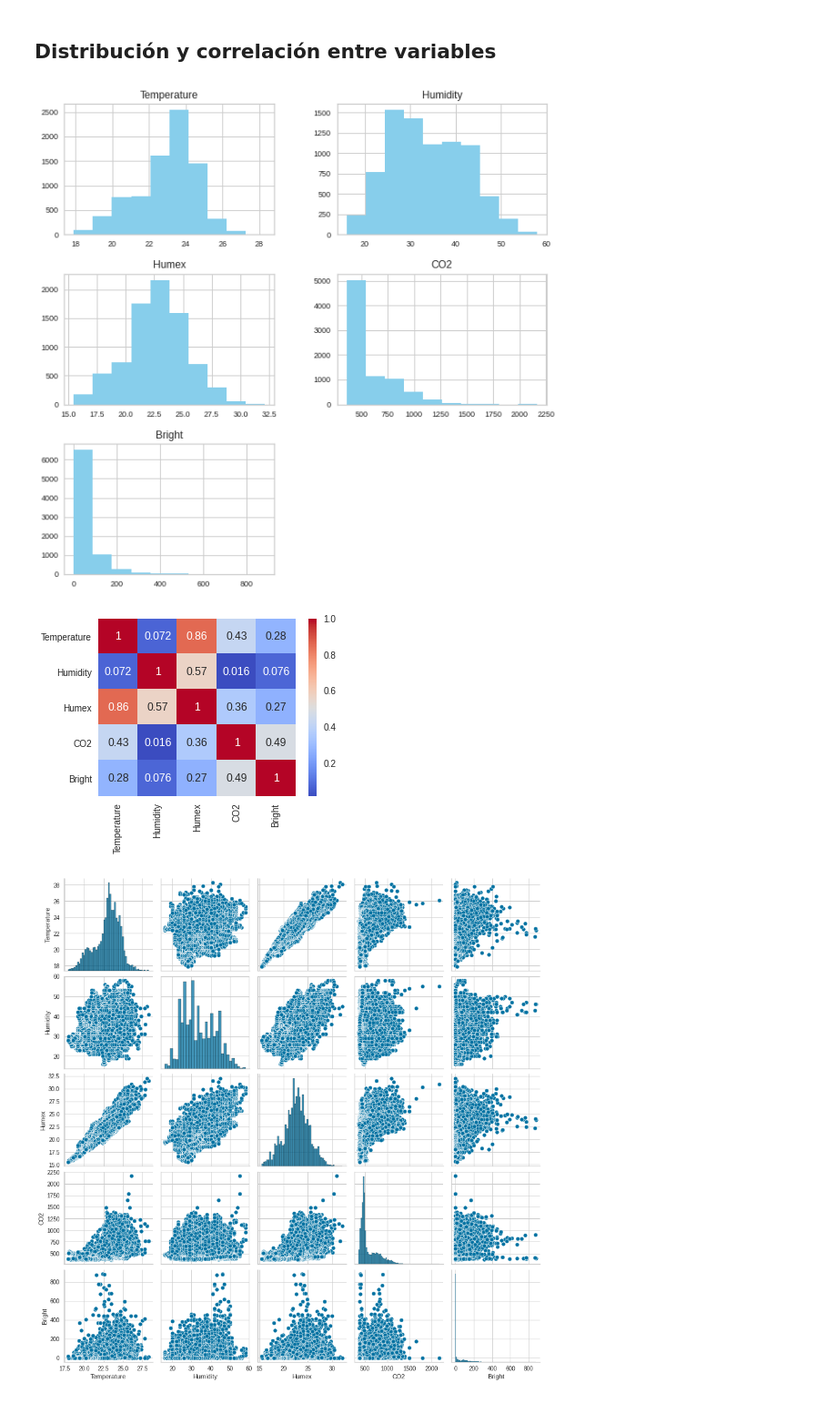
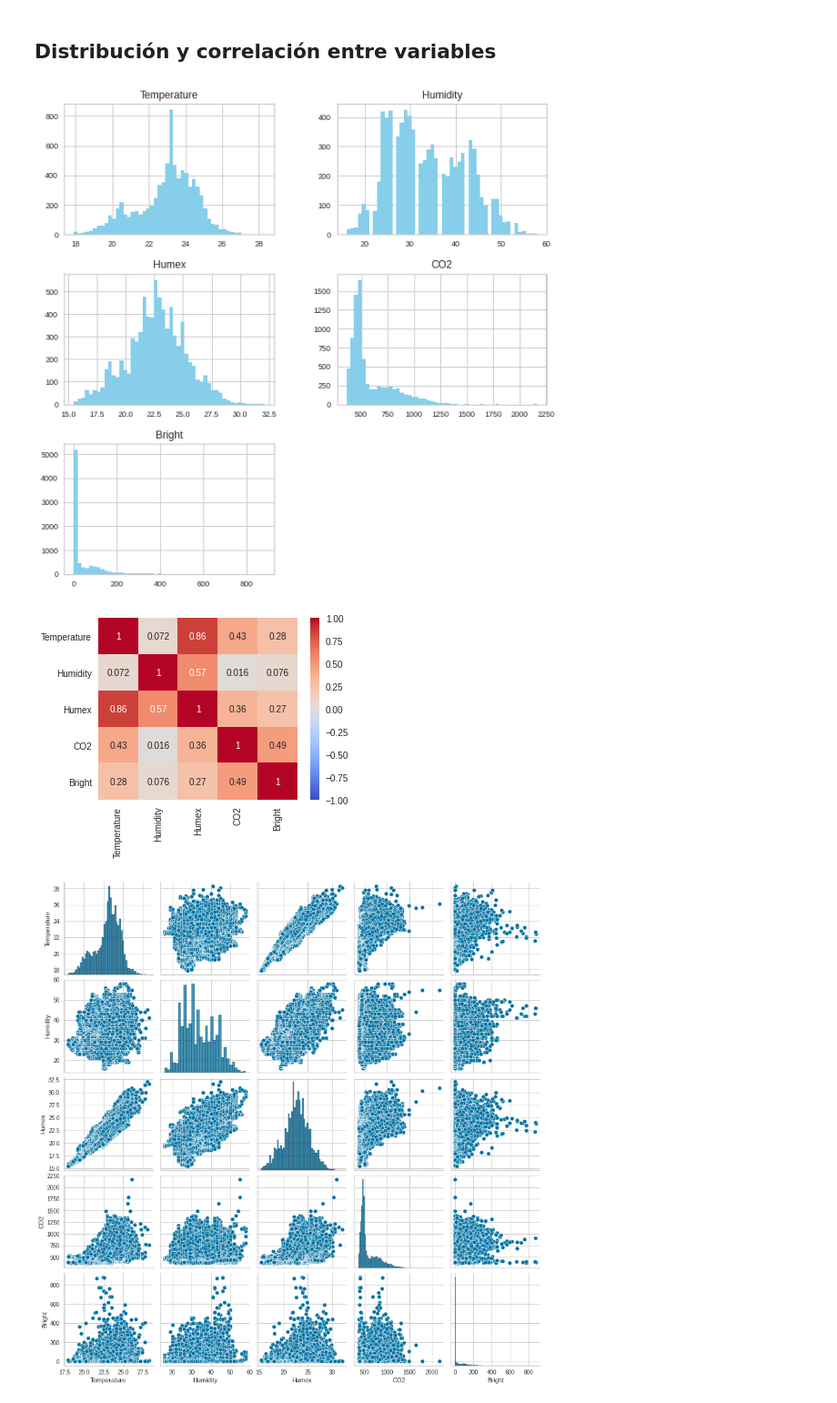
Before and after one commit to AnIsAsPe/Aprendizaje-no-supervisado, a Jupyter notebook: Aprendizaje_no_supervisado.ipynb, the cells around one changed output. Shown at 91% size. Cells and saved outputs as stored; diff of their text form; code cells hidden in the pictures.

```diff
--- a/Aprendizaje_no_supervisado.ipynb
+++ b/Aprendizaje_no_supervisado.ipynb
@@ -39,7 +38,7 @@ files.upload()
 # %% [markdown]
 ## Leer datos
 # %%
-df = pd.read_csv('train_input_2yaM34J.csv',
+df = pd.read_csv('https://raw.githubusercontent.com/AnIsAsPe/Aprendizaje-no-supervisado/main/Datos/train_input_2yaM34J.csv',
                     index_col=['ID'], parse_dates=['Date'])
 df
 # %% [output]
@@ -109,21 +120,23 @@ dtype: int64
 ## Distribución y correlación entre variables
 # %%
 datos.hist(figsize = (10,10), xlabelsize=9, ylabelsize=9,
-                               color='skyblue')
+                               color='skyblue', bins=50)
 plt.show()
 # %% [output]
-[figure, old version]
+[figure, new version]
 # %%
 def correlacion(dataframe, grafica = True):
     corr=dataframe.corr()                #creamos la matriz de correlación
     fig = plt.figure(figsize = (5, 4))
     if grafica == True:
-        sns.heatmap(corr, cmap="coolwarm", annot=True, square=False)
+        sns.heatmap(corr,  cmap="coolwarm",
+                    vmin=-1, vmax=1,  center=0,
+                    annot=True, square=False)
         fig.tight_layout()
     return corr
 correlaciones = correlacion(datos)
 # %% [output]
-[figure, old version]
+[figure, new version]
 # %%
 g = sns.pairplot(datos, palette ='Dark2')
 
```
Also changed, not shown: parts of 8 cells of this notebook.
